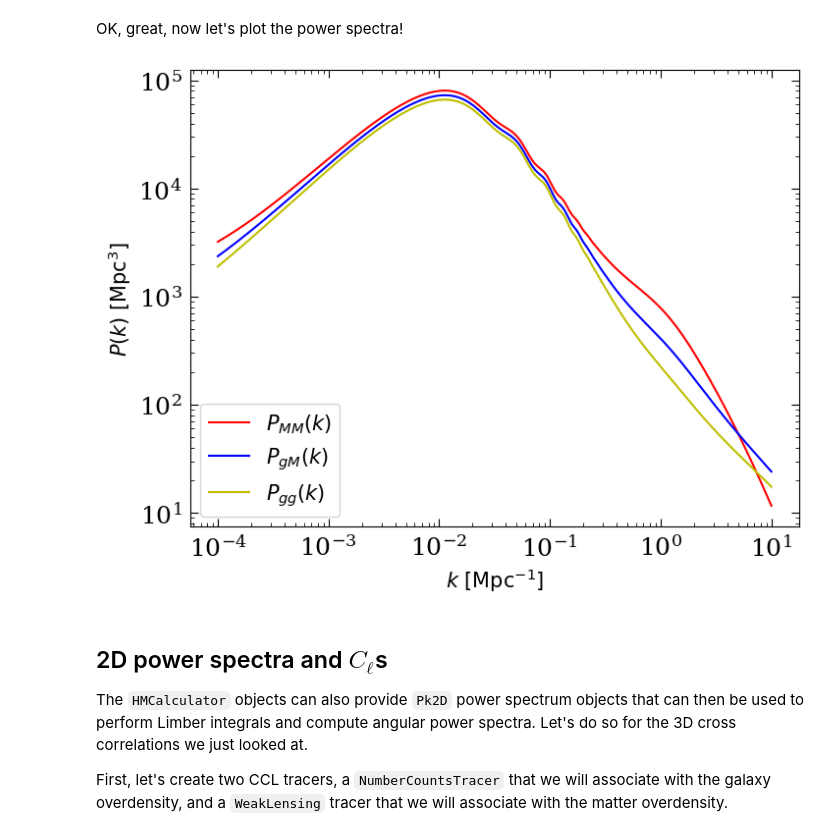
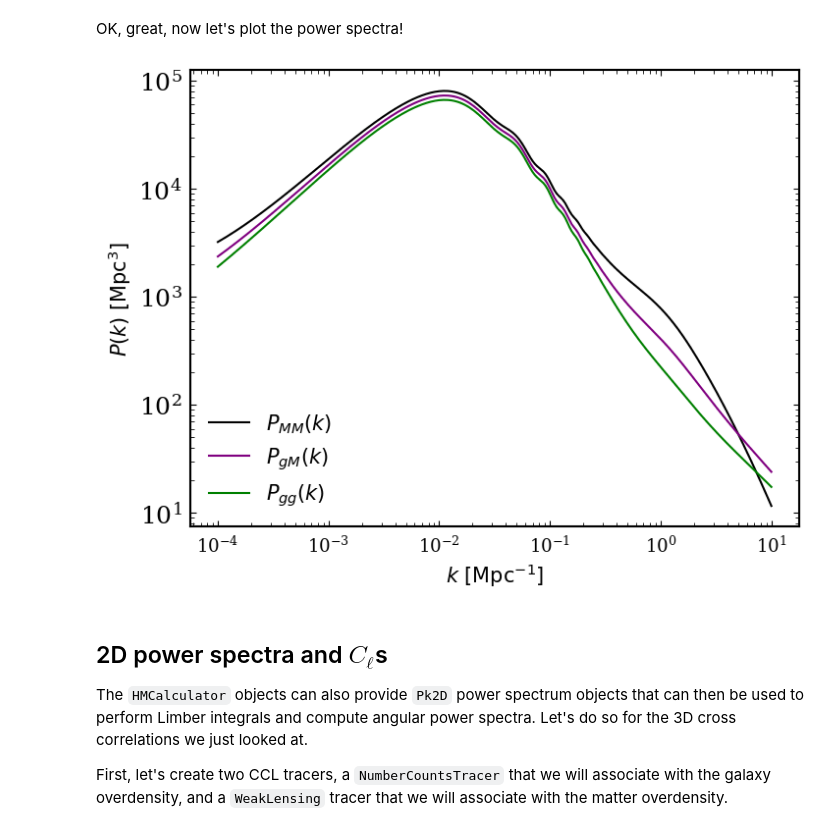
Before and after one commit to davsan06/HSC-PDR1-3x2pt-harmonic-methods, a Jupyter notebook: analysis/NBGalaxyClusteringScaleCuts.ipynb, the cells around one changed output. Saved outputs shown, nothing was run; the diff lists cells and outputs as text; code cells hidden in the pictures.

```diff
--- a/analysis/NBGalaxyClusteringScaleCuts.ipynb
+++ b/analysis/NBGalaxyClusteringScaleCuts.ipynb
@@ -107,21 +109,23 @@ pk_gg = ccl.halos.halomod_power_spectrum(cosmo, hmc, k_arr, 1.,
 OK, great, now let's plot the power spectra!
 # %%
 %matplotlib inline
+
+colors = ['#000000', '#800080', '#008000', '#ff0000', "#E69F00", "#56B4E9", "#009E73", "#F0E442", '#800080', "#0072B2", "#CC79A7", "#D55E00"]
 # %%
 plt.figure()
-plt.plot(k_arr, pk_MM, 'r-', label='$P_{MM}(k)$')
-plt.plot(k_arr, pk_gM, 'b-', label='$P_{gM}(k)$')
-plt.plot(k_arr, pk_gg, 'y-', label='$P_{gg}(k)$')
+plt.plot(k_arr, pk_MM, colors[0], label='$P_{MM}(k)$')
+plt.plot(k_arr, pk_gM, colors[1], label='$P_{gM}(k)$')
+plt.plot(k_arr, pk_gg, colors[2], label='$P_{gg}(k)$')
 plt.xscale('log')
 plt.yscale('log')
-plt.legend(loc='lower left', fontsize=15)
+plt.legend(loc='lower left', frameon=False, fontsize=15)
 plt.ylabel(r'$P(k)\,\,[{\rm Mpc}^3]$', fontsize=15)
 plt.xlabel(r'$k\,\,[{\rm Mpc}^{-1}]$', fontsize=15)
 
 plt.show()
 plt.close()
 # %% [output]
-[figure, old version]
+[figure, new version]
 # %% [markdown]
 ## 2D power spectra and $C_\ell$s
 
```
Also changed, not shown: parts of 8 cells of this notebook, 17 other files.
